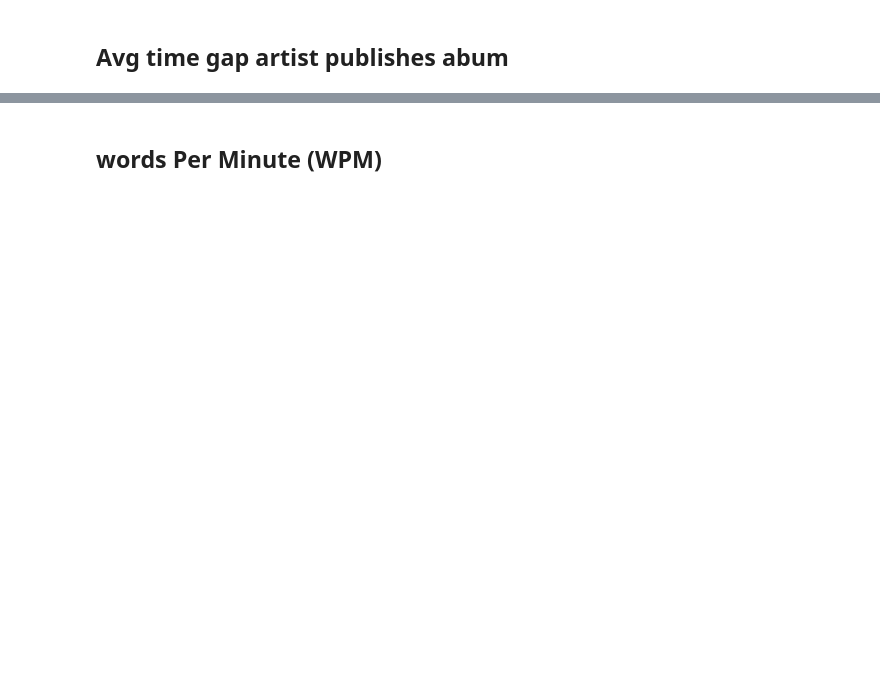
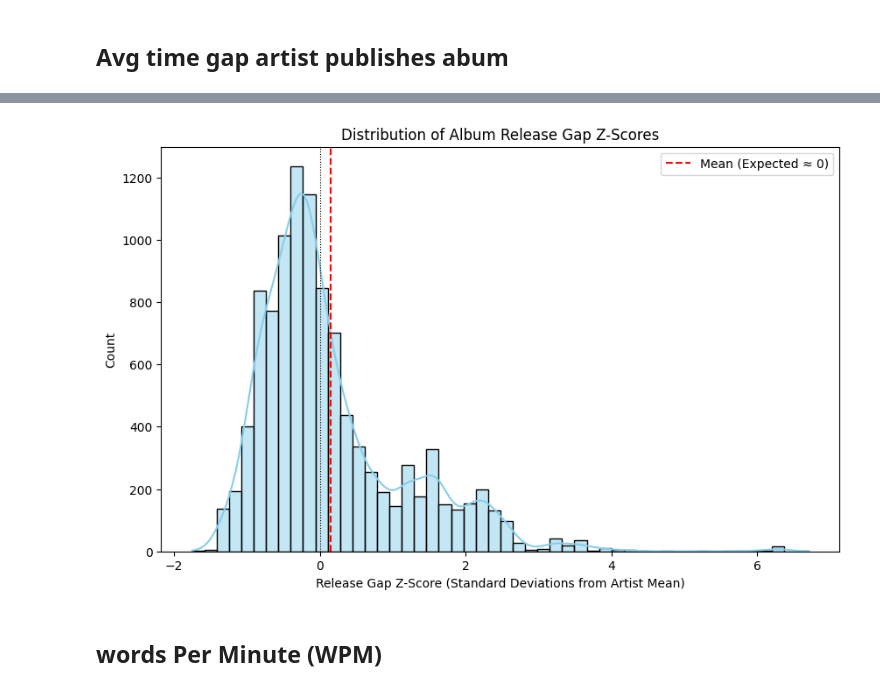
Before and after one commit to Syreel/DataMining, a Jupyter notebook: data_feature_engineering.ipynb, the cells around one changed output, grey strips where cells are left out. Cells and saved outputs as stored; diff of their text form; code cells hidden in the pictures; blank space fills up the shorter version.

```diff
--- a/data_feature_engineering.ipynb
+++ b/data_feature_engineering.ipynb
@@ -157,26 +227,27 @@ TR585039  rosa chemical  Piemonte          41                       0.612792
 # %% [markdown]
 ## Avg time gap artist publishes abum
 # %%
+df = df.reset_index()
+
 # --- STEP 1: Prepare the unique, sorted album data ---
 
 # 1. Convert the date to a proper datetime format
 # The 'errors=coerce' handles any messy non-date entries, turning them into NaT (Not a Time).
-df['Album_Date'] = pd.to_datetime(df['correct_release_date'], errors='coerce')
 
 # 2. Get unique albums per artist and drop any rows where the date conversion failed
-unique_releases = df[['id_artist', 'Album_Date']].drop_duplicates().dropna(subset=['Album_Date'])
+unique_releases = df[['id_artist', 'correct_release_date']].drop_duplicates().dropna(subset=['correct_release_date'])
 
 # 3. Sort the releases chronologically WITHIN each artist group
-unique_releases = unique_releases.sort_values(by=['id_artist', 'Album_Date'])
+unique_releases = unique_releases.sort_values(by=['id_artist', 'correct_release_date'])
 
 
 # --- STEP 2: Calculate the time gaps (intervals) ---
 
 # 4. Group by artist and calculate the difference between the current date and the previous one (.shift(1))
-unique_releases['Previous_Date'] = unique_releases.groupby('id_artist')['Album_Date'].shift(1)
+unique_releases['Previous_Date'] = unique_releases.groupby('id_artist')['correct_release_date'].shift(1)
 
 # 5. Calculate the time difference (Timedelta object)
-unique_releases['Release_Gap'] = unique_releases['Album_Date'] - unique_releases['Previous_Date']
+unique_releases['Release_Gap'] = unique_releases['correct_release_date'] - unique_releases['Previous_Date']
 
 # 6. Convert the Timedelta object into a usable numeric value (e.g., number of days)
 unique_releases['Release_Gap_Days'] = unique_releases['Release_Gap'].dt.days
@@ -188,7 +259,7 @@ unique_releases['Release_Gap_Days'] = unique_releases['Release_Gap'].dt.days
 # The mean tells you the typical delay; the std tells you how consistent the pacing is.
 artist_pacing_stats = unique_releases.groupby('id_artist')['Release_Gap_Days'].agg(
     ['mean', 'std']
-).rename(columns={'mean': 'Artist_Avg_Release_Gap_Days', 'std': 'Artist_Std_Release_Gap_Days'})
+).rename(columns={'mean': 'artist_avg_release_gap_days', 'std': 'artist_std_release_gap_days'})
 
 # 8. Map the aggregated stats back to the main DataFrame
 df = df.merge(
@@ -197,12 +268,10 @@ df = df.merge(
     how='left'
 )
 
-# Optional cleanup
-df = df.drop(columns=['Album_Date'])
-
+df = df.set_index('id')
 
 # 9. Check the new features
 print("Artist's Release Pacing Features:")
-print(df[['name_artist', 'correct_release_date', 'Artist_Avg_Release_Gap_Days', 'Artist_Std_Release_Gap_Days']].head(10))
+print(df[['name_artist', 'correct_release_date', 'artist_avg_release_gap_days', 'artist_std_release_gap_days']].sample(10))
 # %% [output]
 Artist's Release Pacing Features:
@@ -225,3 +379,24 @@ Artist's Release Pacing Features:
+# %%
+plt.figure(figsize=(10, 6))
+# Plot the histogram (bars) and the smoothed KDE line
+sns.histplot(
+    data=df,
+    x='release_gap_zscore',
+    kde=True,
+    bins=50,  # Use more bins for smoother visualization
+    color='skyblue'
+)
+
+# Add standard normal distribution lines for reference
+plt.axvline(df['release_gap_zscore'].mean(), color='red', linestyle='--', label='Mean (Expected ≈ 0)')
+plt.axvline(0, color='black', linestyle=':', linewidth=0.8)
+
+plt.title('Distribution of Album Release Gap Z-Scores')
+plt.xlabel('Release Gap Z-Score (Standard Deviations from Artist Mean)')
+plt.legend()
+plt.show()
+# %% [output]
+[figure, added]
 # %% [markdown]
 ## words Per Minute (WPM)
 # %%
```
Also changed, not shown: parts of 18 cells of this notebook, 3 other files.
